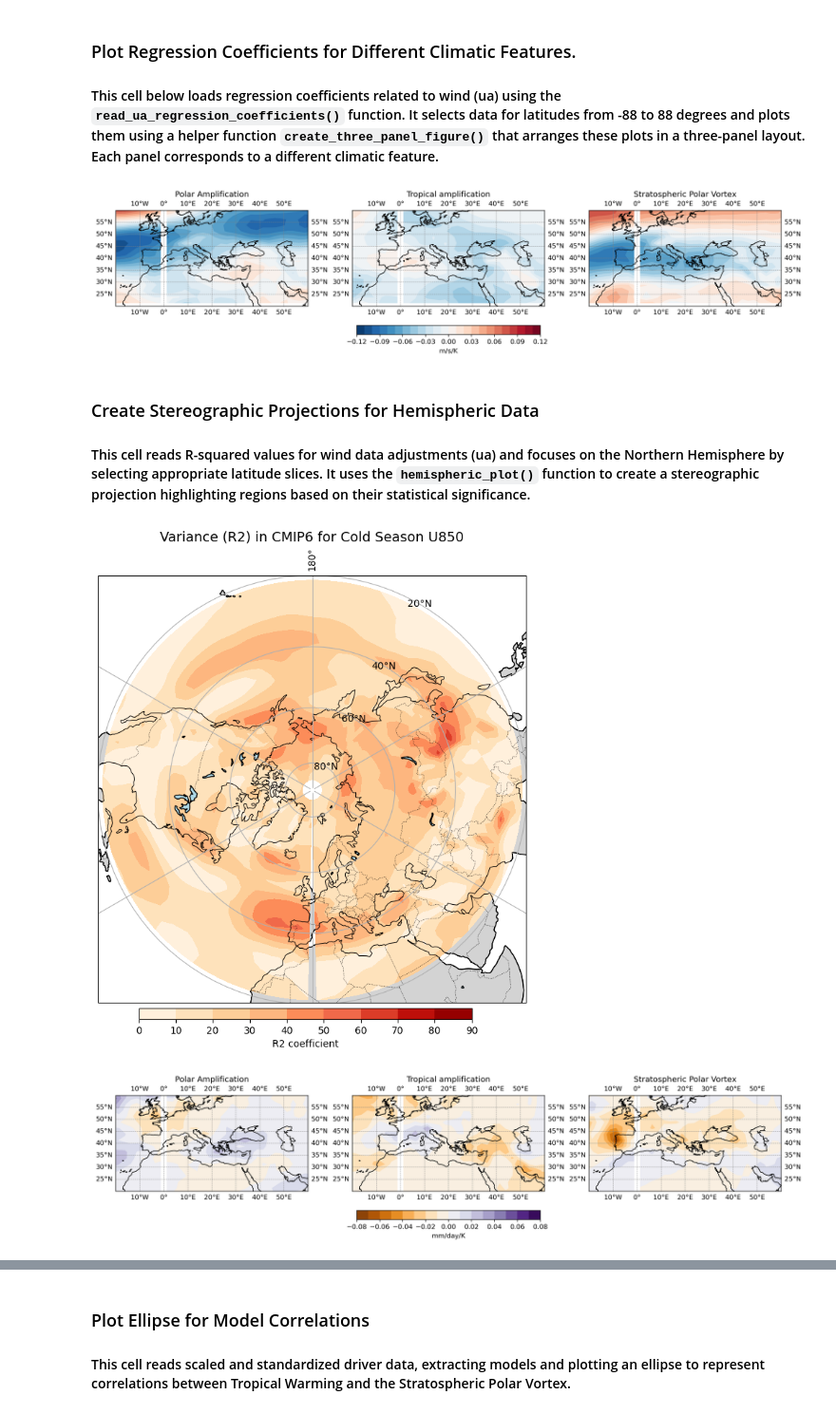
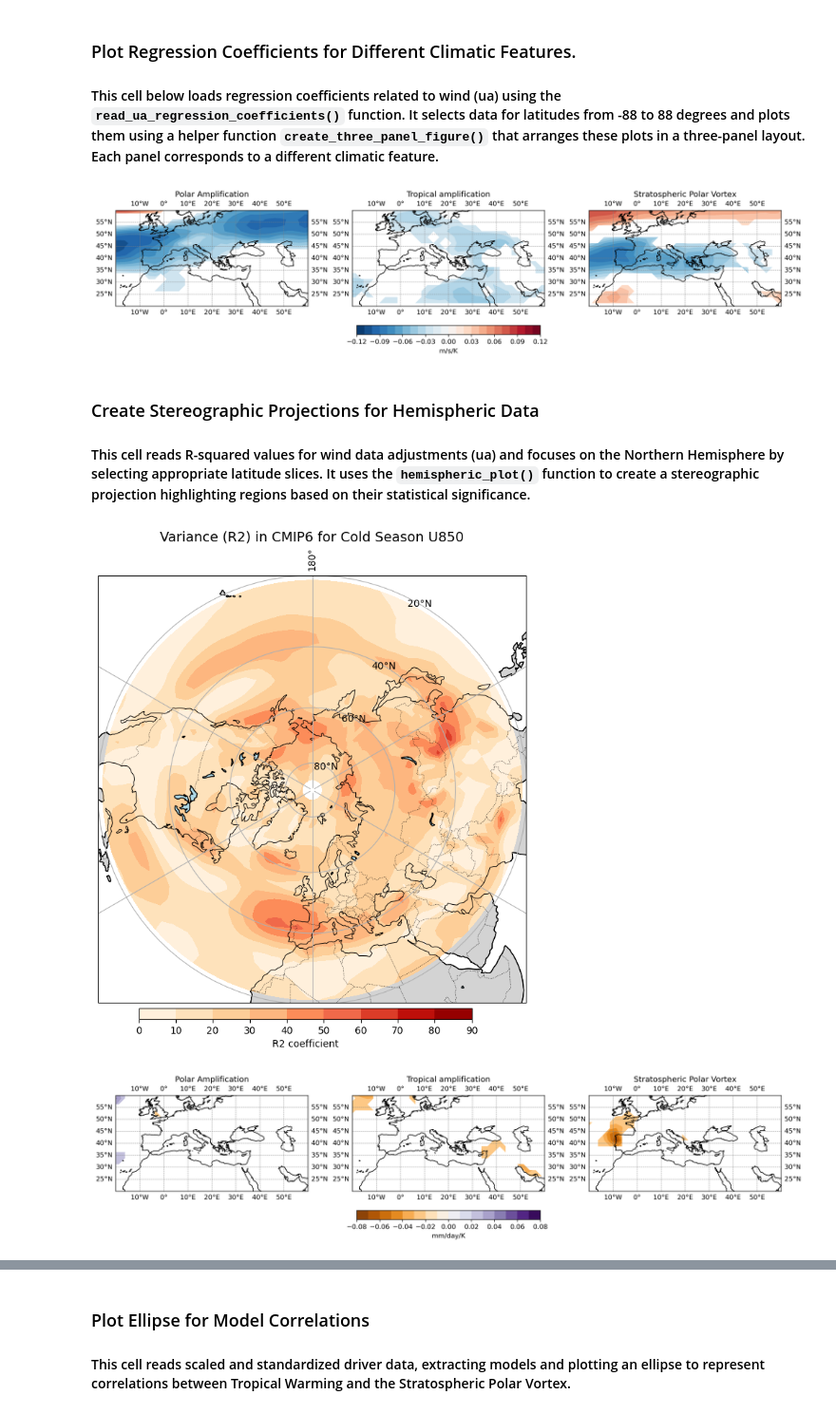
Before and after one commit to LIM-Climate-Causality/storypy, a Jupyter notebook: notebooks/zappa_shepherd.ipynb, the cells around one changed output, grey strips where cells are left out. Shown at 95% size. Saved outputs shown, nothing was run; the diff lists cells and outputs as text; code cells hidden in the pictures.

````diff
--- a/notebooks/zappa_shepherd.ipynb
+++ b/notebooks/zappa_shepherd.ipynb
@@ -40,7 +40,8 @@ plt.show()
 # %%
 from storypy.data import read_ua_regression_coefficients
 
-data = read_ua_regression_coefficients().sel(lat=slice(-88,88))
+data = read_ua_regression_coefficients()
+
 coefficients = [ data.pw, data.ta, data.spv ]
 levels = [np.arange(-.12,.13,.01)] * 3
 extent = [[-20,60,20,60]] * 3
@@ -48,34 +49,35 @@ cmaps = ['RdBu_r'] * 3
 titles = ['Polar Amplification','Tropical amplification','Stratospheric Polar Vortex']
 fig = sp.create_three_panel_figure(coefficients, extent, levels, cmaps, titles, colorbar_label="m/s/K")
 # %% [output]
-[figure, old version]
+[figure, new version]
 # %% [markdown]
 ### Create Stereographic Projections for Hemispheric Data
 
 #### This cell reads R-squared values for wind data adjustments (ua) and focuses on the Northern Hemisphere by selecting appropriate latitude slices. It uses the ```hemispheric_plot()``` function to create a stereographic projection highlighting regions based on their statistical significance.
 # %%
+import storypy as sp
 from storypy.data import read_ua_R2
 
 
-data = read_ua_R2().sel(lat=slice(-88,88)).ua * 100
+data = read_ua_R2().ua * 100
 levels = np.arange(0, 100, 10)
 extent=[-180, 180, 20, 90]
 sp.hemispheric_plot(data, levels, extent, cmap="OrRd", title="Variance (R2) in CMIP6 for Cold Season U850", colorbar_label="R2 coefficient")
 # %% [output]
-[figure, old version]
+[figure, new version]
 # %%
 from storypy.data import read_pr_regression_coefficients
 
-data = read_pr_regression_coefficients().sel(lat=slice(-88,88)) * 86400
+data = read_pr_regression_coefficients() * 86400
 sc = 1.26
 coefficients = [ data.pw, data.ta, data.spv ]
 levels = [np.arange(-.08,.09,.01)] * 3
 extent = [[-20,60,20,60]] * 3
 cmaps = ['PuOr'] * 3
 titles = ['Polar Amplification','Tropical amplification','Stratospheric Polar Vortex']
 fig = sp.create_three_panel_figure(coefficients, extent, levels, cmaps, titles, colorbar_label="mm/day/K")
 # %% [output]
-[figure, old version]
+[figure, new version]
 # %%
 from storypy.data import read_pr_R2
 
````
Also changed, not shown: parts of 4 cells of this notebook, 4 other files.
